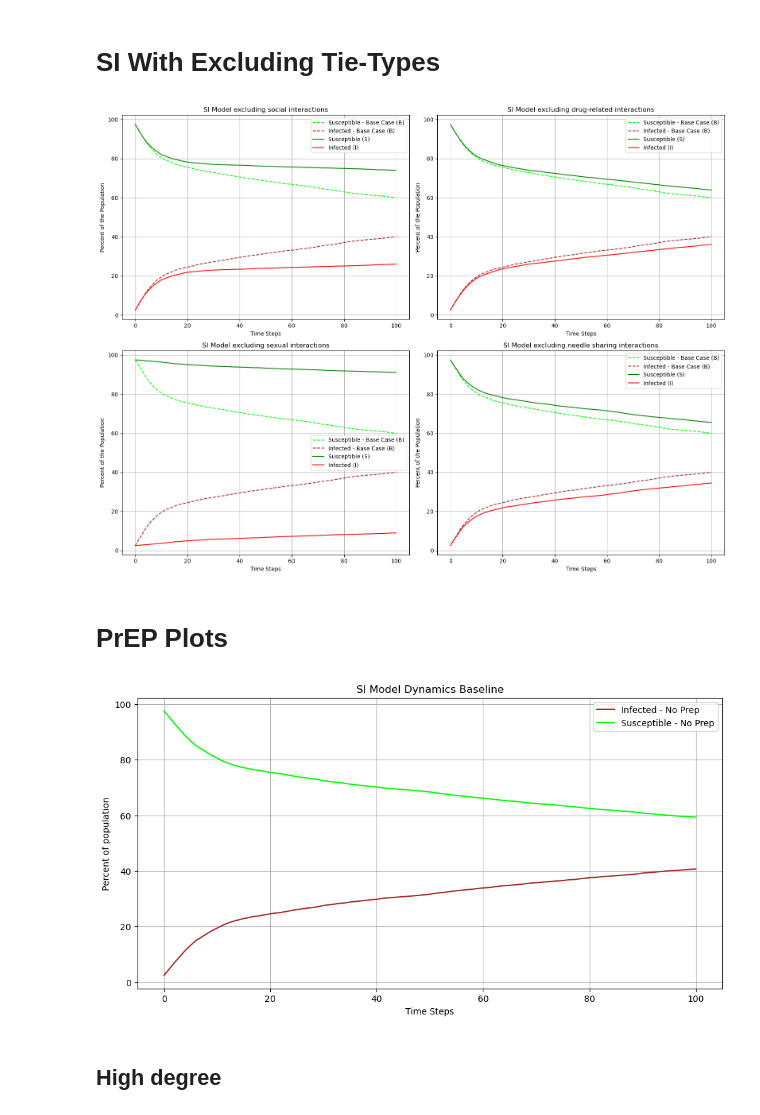
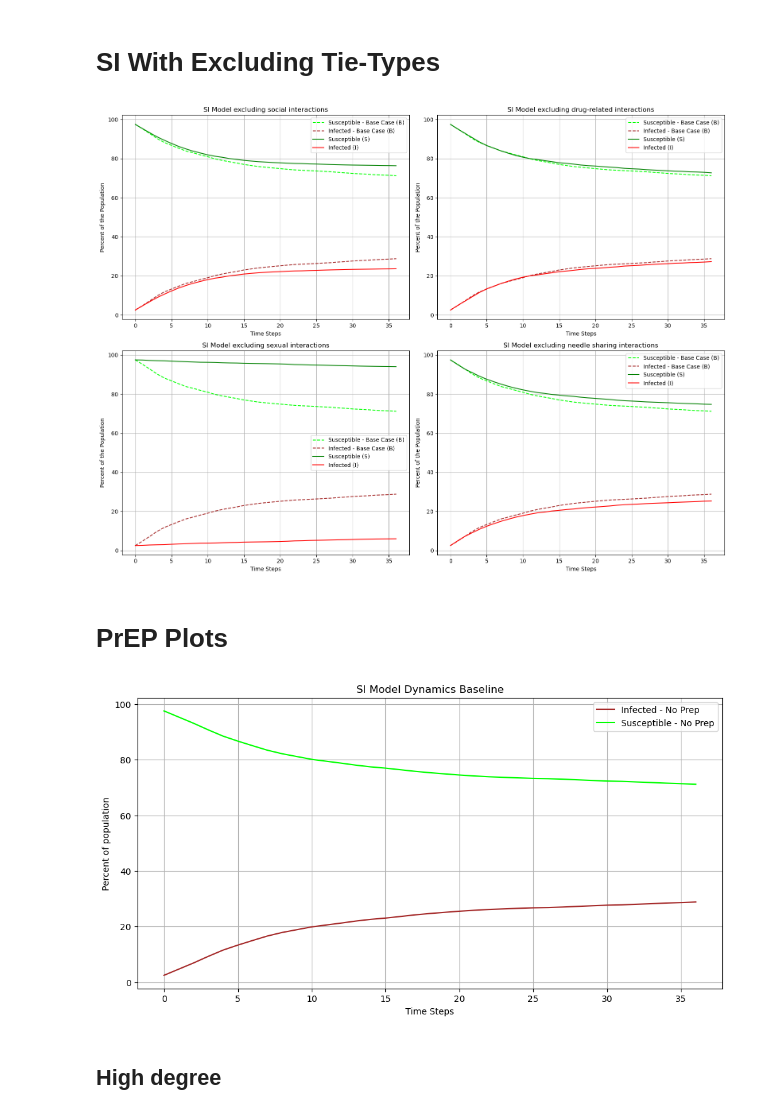
Before and after one commit to TretiakTS/NetworkAnalysisHIV, a Jupyter notebook: SI_models.ipynb, the cells around one changed output. Drawn from its saved outputs; the diff is of its cells as text; code cells hidden in the pictures.

```diff
--- a/SI_models.ipynb
+++ b/SI_models.ipynb
@@ -85,7 +85,7 @@ initial_infected_B = [
 ]
 
 # Parameters
-steps = 100
+steps = 36
 step_size = 30  # 1 month = 30 days
 
 # Run SI model for the base case
@@ -121,34 +121,34 @@ for i, (G, ax) in enumerate(zip(networks, axes)):
     ax.plot(
         range(steps + 1),
         susceptible_counts_base,
         label="Susceptible - Base Case (B)",
         color="lime",
         linestyle="--",
     )
     ax.plot(
         range(steps + 1),
         infected_counts_base,
         label="Infected - Base Case (B)",
         color="brown",
         linestyle="--",
     )
 
     # Plot current graph results
     ax.plot(range(steps + 1), susceptible_counts, label="Susceptible (S)", color="green")
     ax.plot(range(steps + 1), infected_counts, label="Infected (I)", color="red")
     ax.set_xlabel("Time Steps")
     ax.set_ylabel("Percent of the Population")
     ax.set_title(f"SI Model excluding {network_titles[i]} interactions")
     ax.legend()
     ax.grid()
 
 # Adjust layout for better spacing
 plt.tight_layout()
 
 # Show the plots
 plt.show()
 # %% [output]
-[figure, old version]
+[figure, new version]
 # %% [markdown]
 # PrEP Plots
 # %%
@@ -181,7 +181,7 @@ plt.legend()
 plt.grid()
 plt.show()
 # %% [output]
-[figure, old version]
+[figure, new version]
 # %% [markdown]
 ## High degree
 # %%
```
Also changed, not shown: parts of 8 cells of this notebook, 1 other file.
